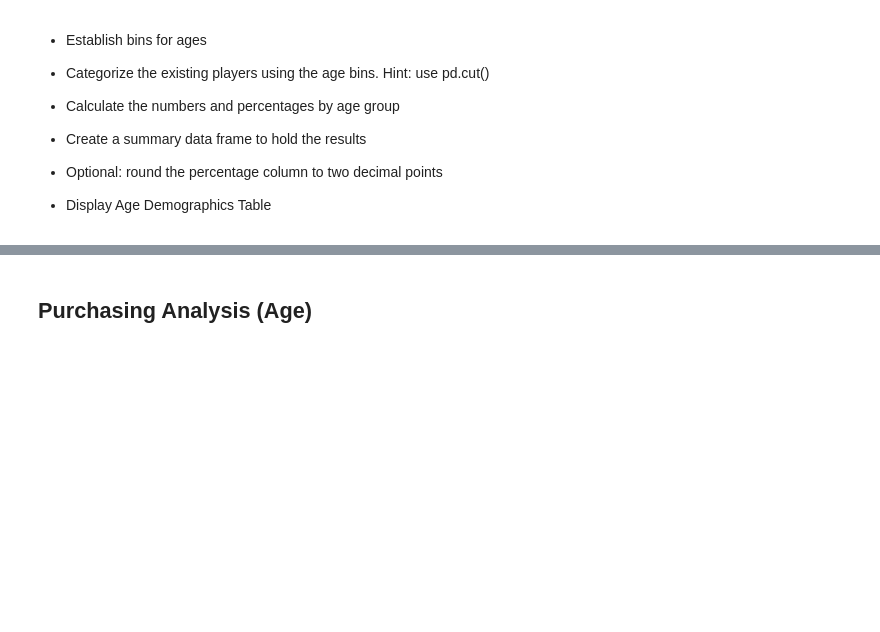
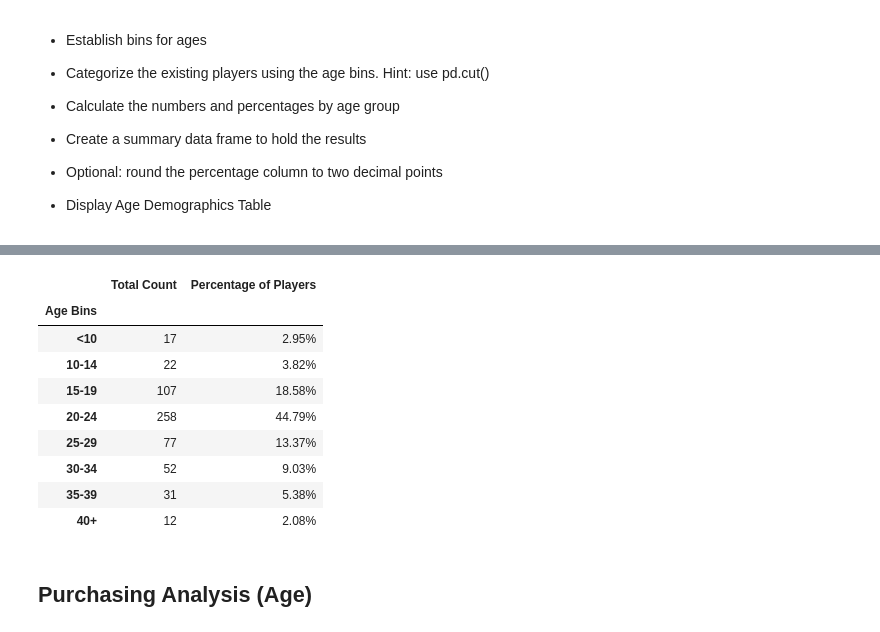
Before and after one commit to todd-tuchek/pandas-challenge, a Jupyter notebook: Heroes of Pymoli/HeroesOfPymoli_starter.ipynb, the cells around one changed output, grey strips where cells are left out. Saved outputs shown, nothing was run; the diff lists cells and outputs as text; code cells hidden in the pictures; blank space fills up the shorter version.

```diff
--- a/Heroes of Pymoli/HeroesOfPymoli_starter.ipynb
+++ b/Heroes of Pymoli/HeroesOfPymoli_starter.ipynb
@@ -190,3 +324,31 @@ malecount
+# %%
+#Change index to be the age bin lables....use the inplace=TRUE - refer to STCKOVFLW
+df_sn_bin_age.set_index('Age Bins', inplace=True)
+# %%
+# Assign the re arranged bins into new data frame...
+# count how many values are in eacg bin by using groupby on age, bin, labels
+df_bin_age = pd.DataFrame(df_sn_bin_age.groupby(['Age Bins']).count())
+# %%
+# Rename the column to 'Total Column' instead of Age...use re-name
+df_bin_age.rename(columns = {'Age': 'Total Count'}, inplace = True)
+# %%
+# Calculate the % of total players in each bin
+df_bin_age['Percentage of Players'] = df_bin_age['Total Count'] / total_players * 100
+# %%
+# Format the cells using map() to be 2 decimal places....refer the percent from python hw
+df_bin_age['Percentage of Players'] = df_bin_age['Percentage of Players'].map("{:.2f}%".format)
+df_bin_age
+# %% [output]
+|  | Total Count | Percentage of Players |
+| Age Bins |  |  |
+| <10 | 17 | 2.95% |
+| 10-14 | 22 | 3.82% |
+| 15-19 | 107 | 18.58% |
+| 20-24 | 258 | 44.79% |
+| 25-29 | 77 | 13.37% |
+| 30-34 | 52 | 9.03% |
+| 35-39 | 31 | 5.38% |
+| 40+ | 12 | 2.08% |
 # %% [markdown]
 ## Purchasing Analysis (Age)
 # %% [markdown]
```
Also changed, not shown: parts of 39 cells of this notebook.
